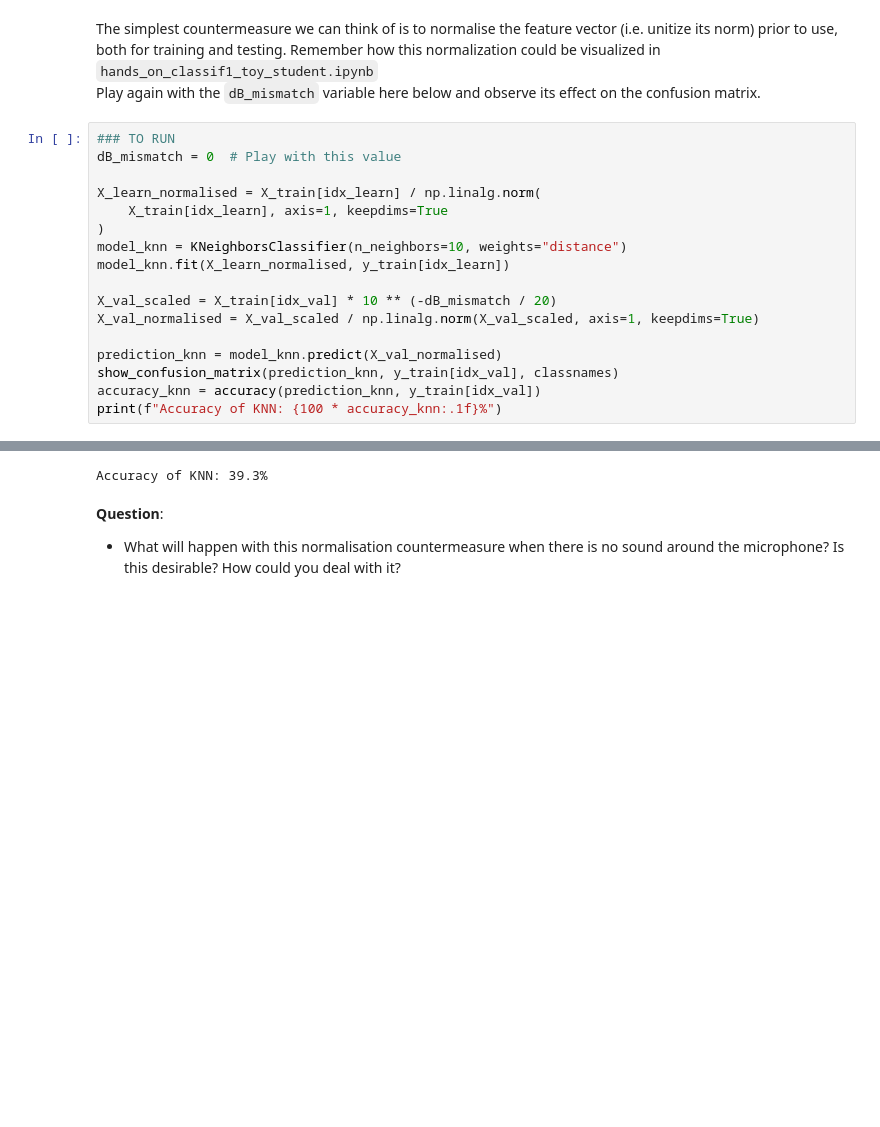
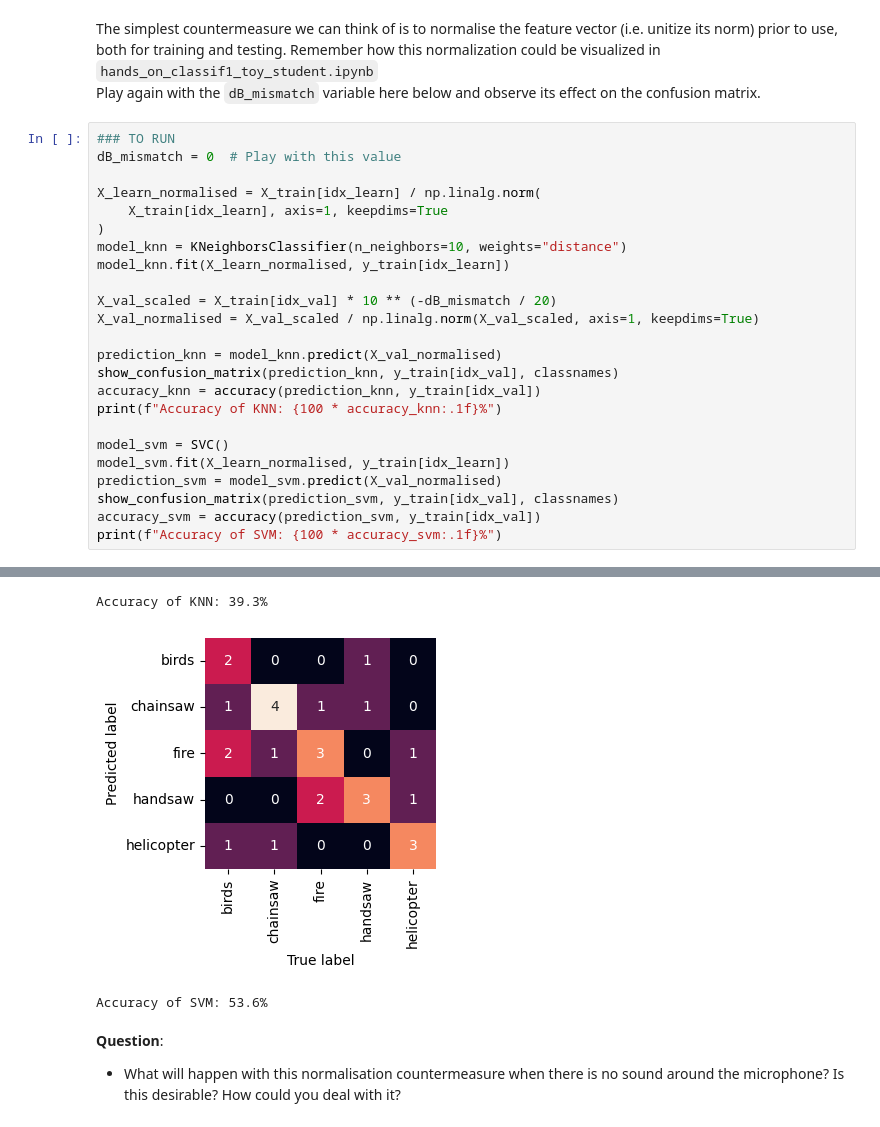
Before and after one commit to nderumier/LELEC210X, a Jupyter notebook: classification/h5a2_audio.ipynb, the cells around one changed output, grey strips where cells are left out. Saved outputs shown, nothing was run; the diff lists cells and outputs as text; blank space fills up the shorter version.

```diff
--- a/classification/h5a2_audio.ipynb
+++ b/classification/h5a2_audio.ipynb
@@ -332,23 +372,32 @@ Play again with the ``dB_mismatch`` variable here below and observe its effect o
 # %%
 ### TO RUN
 dB_mismatch = 0  # Play with this value
 
 X_learn_normalised = X_train[idx_learn] / np.linalg.norm(
     X_train[idx_learn], axis=1, keepdims=True
 )
 model_knn = KNeighborsClassifier(n_neighbors=10, weights="distance")
 model_knn.fit(X_learn_normalised, y_train[idx_learn])
 
 X_val_scaled = X_train[idx_val] * 10 ** (-dB_mismatch / 20)
 X_val_normalised = X_val_scaled / np.linalg.norm(X_val_scaled, axis=1, keepdims=True)
 
 prediction_knn = model_knn.predict(X_val_normalised)
 show_confusion_matrix(prediction_knn, y_train[idx_val], classnames)
 accuracy_knn = accuracy(prediction_knn, y_train[idx_val])
 print(f"Accuracy of KNN: {100 * accuracy_knn:.1f}%")
+
+model_svm = SVC()
+model_svm.fit(X_learn_normalised, y_train[idx_learn])
+prediction_svm = model_svm.predict(X_val_normalised)
+show_confusion_matrix(prediction_svm, y_train[idx_val], classnames)
+accuracy_svm = accuracy(prediction_svm, y_train[idx_val])
+print(f"Accuracy of SVM: {100 * accuracy_svm:.1f}%")
 # %% [output]
 [figure]
 Accuracy of KNN: 39.3%
+[figure, added]
+Accuracy of SVM: 53.6%
 # %% [markdown]
 **Question**:
 - What will happen with this normalisation countermeasure when there is no sound around the microphone? Is this desirable? How could you deal with it?
```
Also changed, not shown: parts of 12 cells of this notebook, 2 other files.
